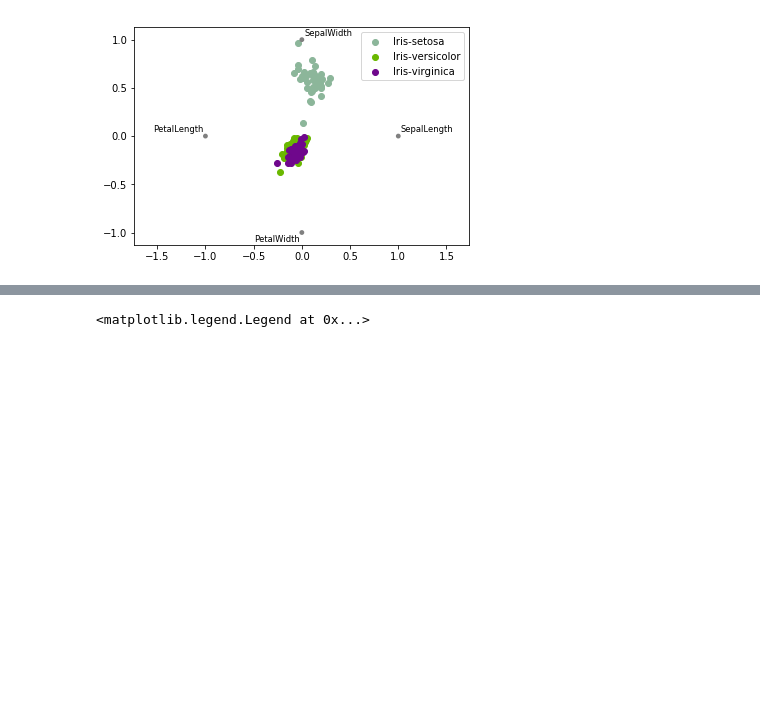
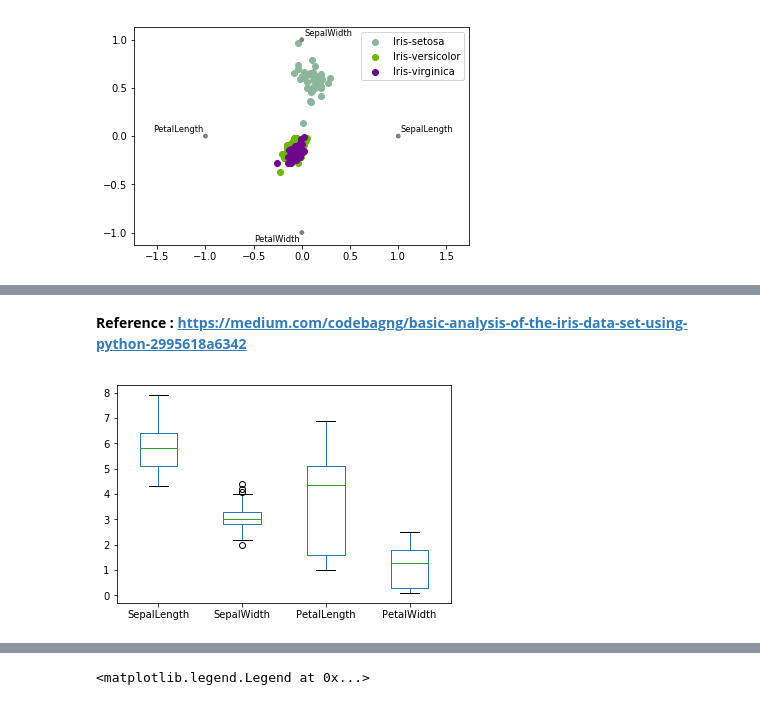
Before and after one commit to vkrishnam23/STIA-210-Georgetown, a Jupyter notebook: 9_16_2019_Intro_to_Data_Visualizationv1.ipynb, the cells around one changed output, grey strips where cells are left out. Saved outputs shown, nothing was run; the diff lists cells and outputs as text; code cells hidden in the pictures; blank space fills up the shorter version.

```diff
--- a/9_16_2019_Intro_to_Data_Visualizationv1.ipynb
+++ b/9_16_2019_Intro_to_Data_Visualizationv1.ipynb
@@ -264,0 +268,8 @@ max       7.900000    4.400000     6.900000    2.500000
+# %% [markdown]
+**Reference : https://medium.com/codebagng/basic-analysis-of-the-iris-data-set-using-python-2995618a6342**
+# %%
+# box and whisker plots
+data.plot(kind='box', subplots=False, layout=(2,2), sharex=False, sharey=False)
+plt.show()
+# %% [output]
+[figure, added]
```
Also changed, not shown: parts of 22 cells of this notebook.
